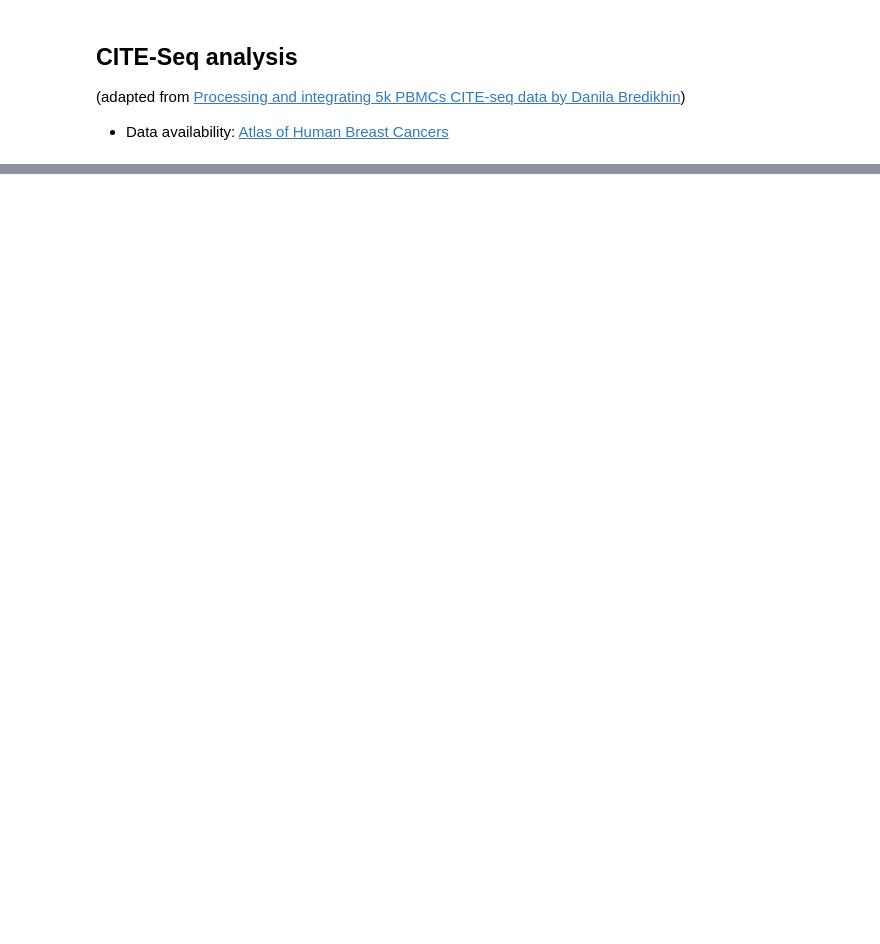
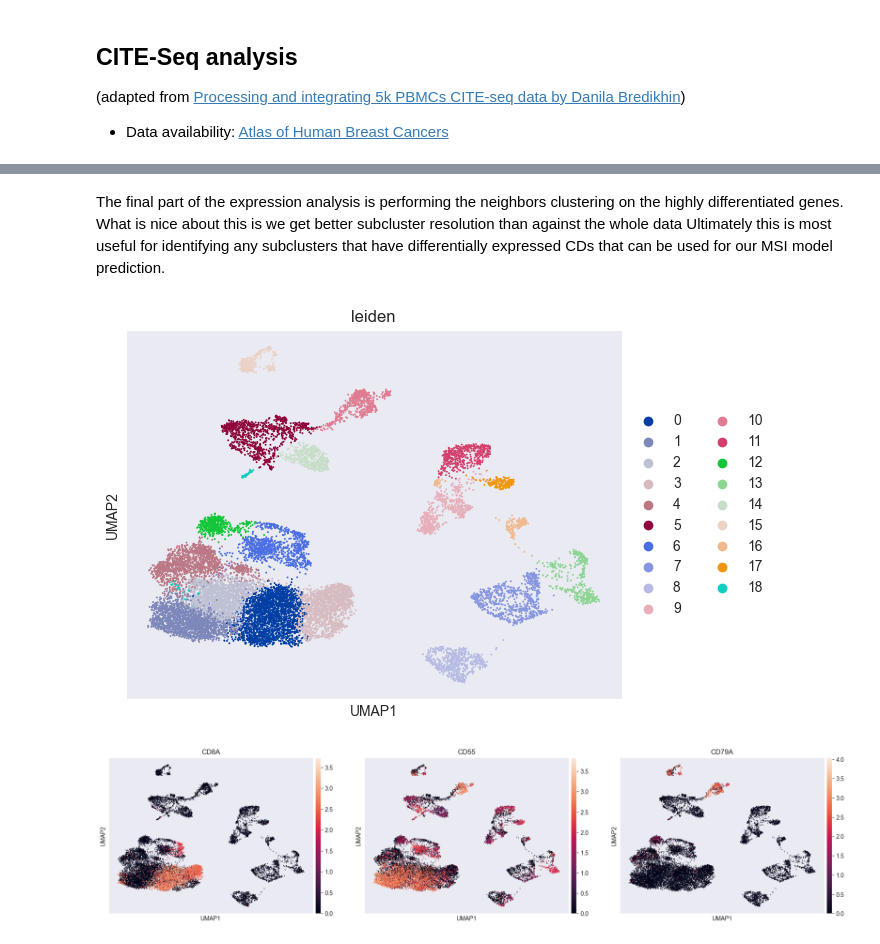
Before and after one commit to nwlodychak/cite_seq, a Jupyter notebook: src/cite_seq.ipynb, the cells around one changed output, grey strips where cells are left out. Saved outputs shown, nothing was run; the diff lists cells and outputs as text; code cells hidden in the pictures; blank space fills up the shorter version.

```diff
--- a/src/cite_seq.ipynb
+++ b/src/cite_seq.ipynb
@@ -148,0 +131,17 @@ ValueError: The condensed distance matrix must contain only finite values.
+# %% [markdown]
+The final part of the expression analysis is performing the neighbors clustering on the highly differentiated genes. What is nice about this is we get better subcluster resolution than against the whole data
+Ultimately this is most useful for identifying any subclusters that have differentially expressed CDs that can be used for our MSI model prediction.
+# %%
+# Re-run analysis on this subset
+sc.pp.neighbors(rna_filtered, n_neighbors = 15, n_pcs = 30)
+sc.tl.leiden(rna_filtered, resolution = 0.9)  # Lower resolution for finer subclustering
+sc.tl.umap(rna_filtered)
+sc.pl.umap(rna_filtered, color = 'leiden')
+
+# fill in more markers here
+rna_markers = ['CD8A', 'CD55', 'CD79A']
+markers_in_data = [m for m in rna_markers if m in rna_filtered.var_names]
+sc.pl.umap(rna_filtered, color = markers_in_data)
+# %% [output]
+[figure, added]
+[figure, added]
```
Also changed, not shown: parts of 19 cells of this notebook.
